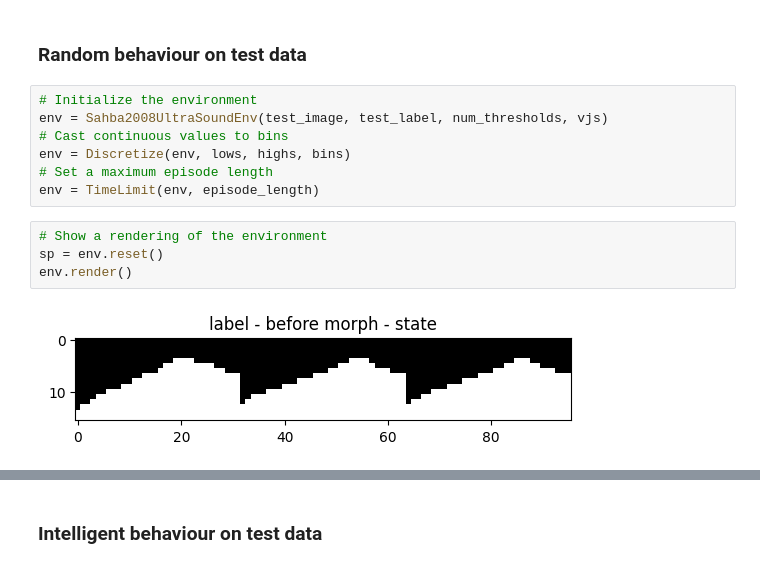
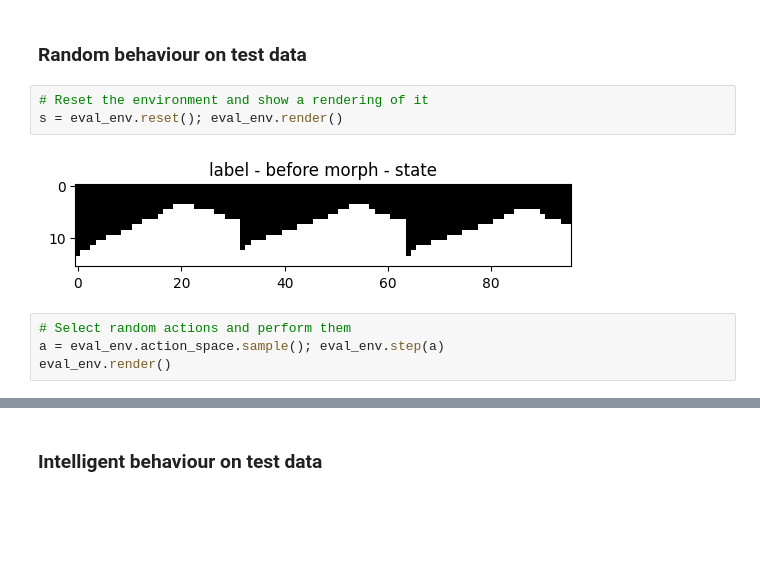
Before and after one commit to jtbuter/leiden-university-irp, a Jupyter notebook: notebooks/Visualize behavior.ipynb, the cells around one changed output, grey strips where cells are left out. Saved outputs shown, nothing was run; the diff lists cells and outputs as text; blank space fills up the shorter version.

```diff
--- a/notebooks/Visualize behavior.ipynb
+++ b/notebooks/Visualize behavior.ipynb
@@ -91,16 +77,12 @@ sp = sp1
 # %% [markdown]
 ### Random behaviour on test data
-# %%
-# Initialize the environment
-env = Sahba2008UltraSoundEnv(test_image, test_label, num_thresholds, vjs)
-# Cast continuous values to bins
-env = Discretize(env, lows, highs, bins)
-# Set a maximum episode length
-env = TimeLimit(env, episode_length)
+# %%
+# Reset the environment and show a rendering of it
+s = eval_env.reset(); eval_env.render()
+# %% [output]
+[figure, added]
 # %%
-# Show a rendering of the environment
-sp = env.reset()
-env.render()
+# Select random actions and perform them
+a = eval_env.action_space.sample(); eval_env.step(a)
+eval_env.render()
-# %% [output]
-[figure, removed]
 # %%
```
Also changed, not shown: parts of 17 cells of this notebook, 14 other files.
